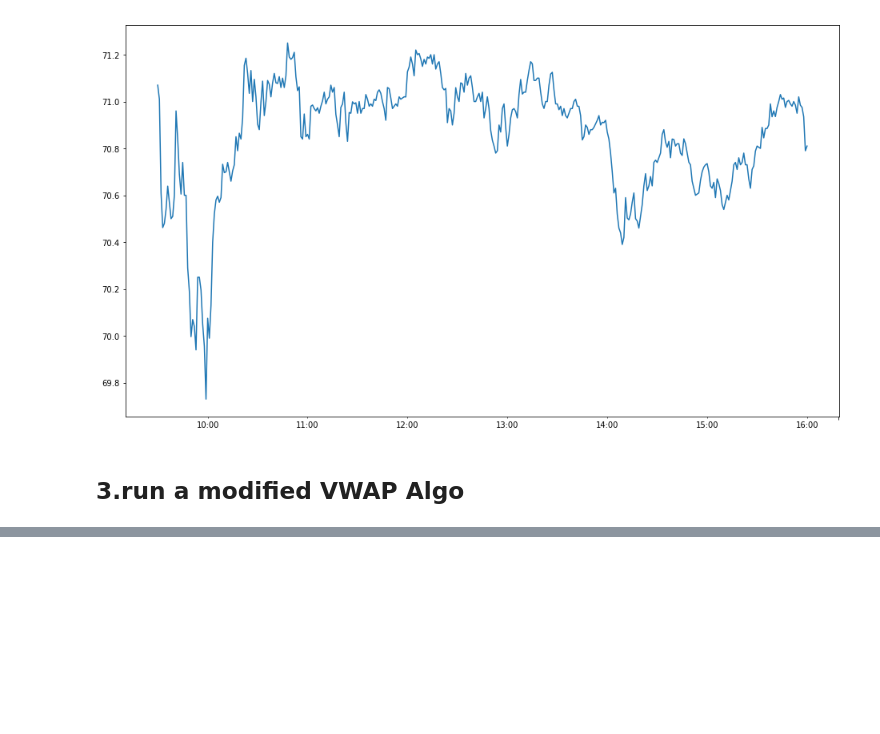
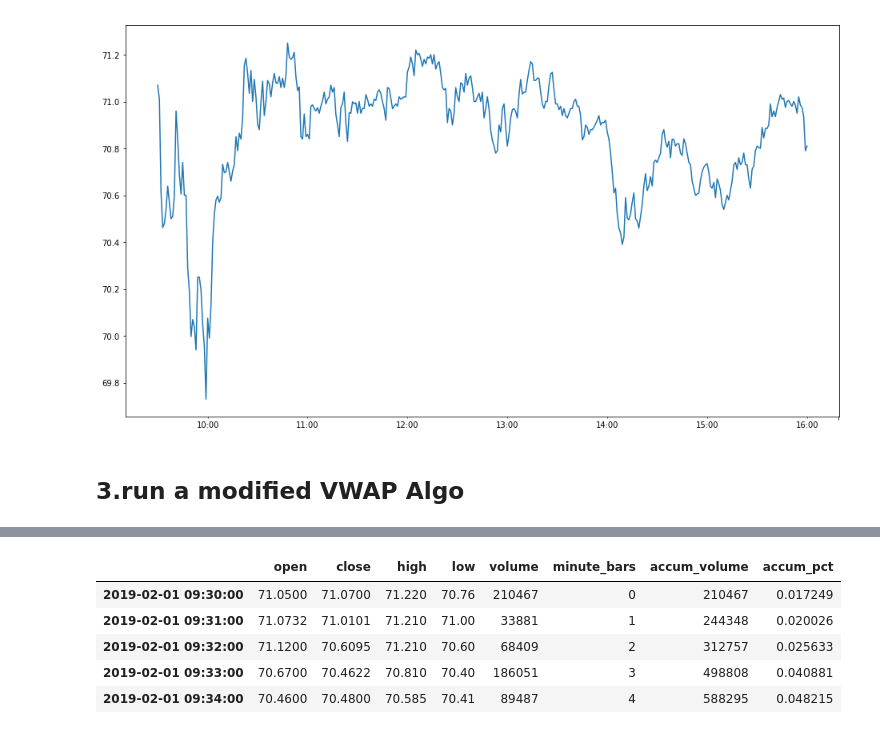
Before and after one commit to franklili3/Python-for-Finance-Engineering, a Jupyter notebook: homework4/homework4.ipynb, the cells around one changed output, grey strips where cells are left out. Cells and saved outputs as stored; diff of their text form; code cells hidden in the pictures; blank space fills up the shorter version.

```diff
--- a/homework4/homework4.ipynb
+++ b/homework4/homework4.ipynb
@@ -518,0 +513,9 @@ NameError: name 'minute_data' is not defined
+# %%
+minute_data.head()
+# %% [output]
+|  | open | close | high | low | volume | minute_bars | accum_volume | accum_pct |
+| 2019-02-01 09:30:00 | 71.0500 | 71.0700 | 71.220 | 70.76 | 210467 | 0 | 210467 | 0.017249 |
+| 2019-02-01 09:31:00 | 71.0732 | 71.0101 | 71.210 | 71.00 | 33881 | 1 | 244348 | 0.020026 |
+| 2019-02-01 09:32:00 | 71.1200 | 70.6095 | 71.210 | 70.60 | 68409 | 2 | 312757 | 0.025633 |
+| 2019-02-01 09:33:00 | 70.6700 | 70.4622 | 70.810 | 70.40 | 186051 | 3 | 498808 | 0.040881 |
+| 2019-02-01 09:34:00 | 70.4600 | 70.4800 | 70.585 | 70.41 | 89487 | 4 | 588295 | 0.048215 |
```
Also changed, not shown: parts of 13 cells of this notebook.
